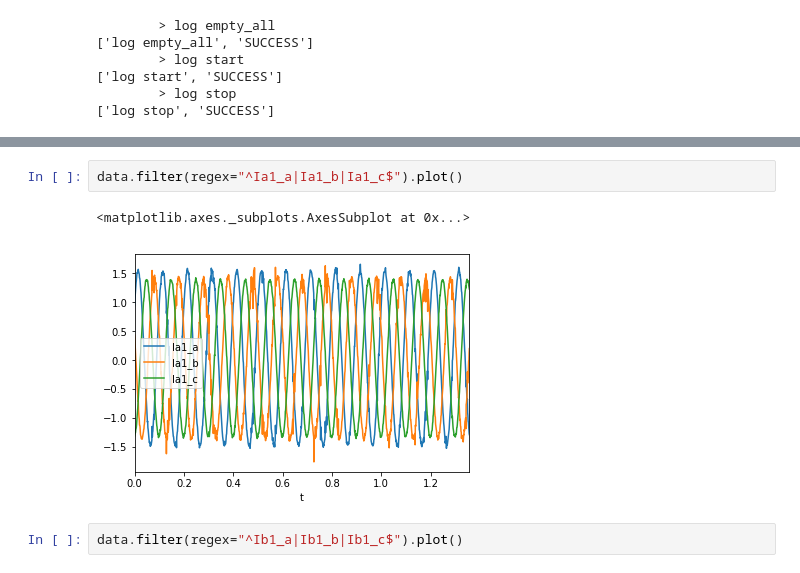
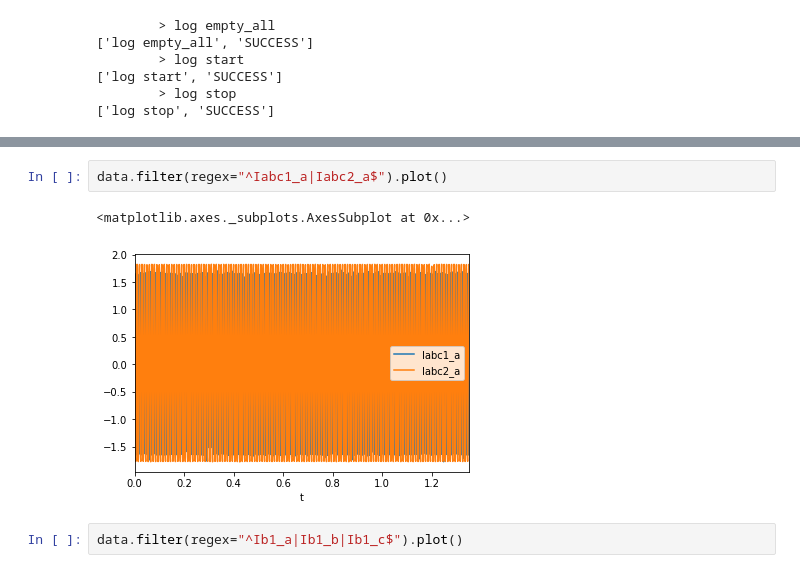
Before and after one commit to Zhouzhou377/Bearingless-Machine, a Jupyter notebook: My_C_Code/Scripts/Cabinet_test.ipynb, the cells around one changed output, grey strips where cells are left out. Drawn from its saved outputs; the diff is of its cells as text.

```diff
--- a/My_C_Code/Scripts/Cabinet_test.ipynb
+++ b/My_C_Code/Scripts/Cabinet_test.ipynb
@@ -209,8 +255,8 @@ Num samples: 1364
 # %%
-data.filter(regex="^Ia1_a|Ia1_b|Ia1_c$").plot()
+data.filter(regex="^Iabc1_a|Iabc2_a$").plot()
 # %% [output]
 <matplotlib.axes._subplots.AxesSubplot at 0x...>
-[figure, old version]
+[figure, new version]
 # %%
 data.filter(regex="^Ib1_a|Ib1_b|Ib1_c$").plot()
 # %% [output]
```
Also changed, not shown: parts of 13 cells of this notebook, 8 other files.
